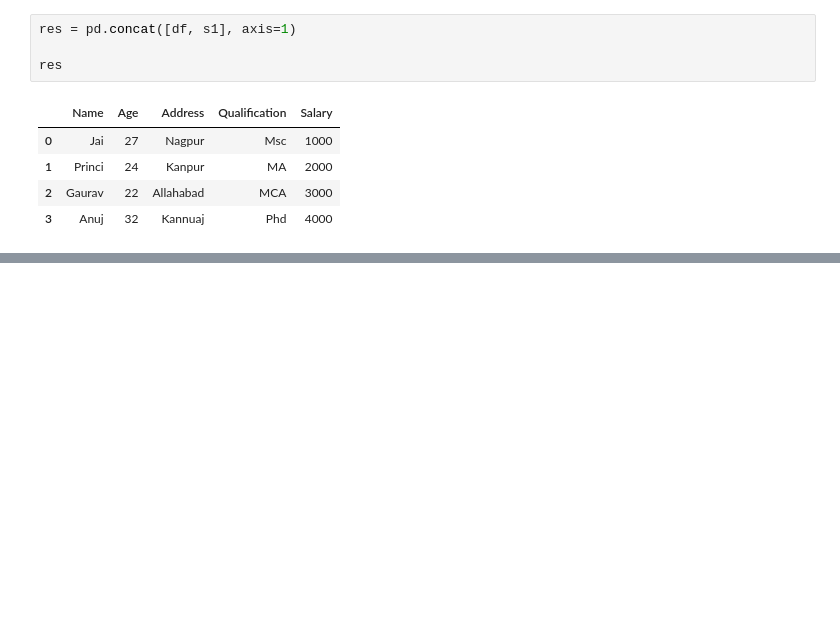
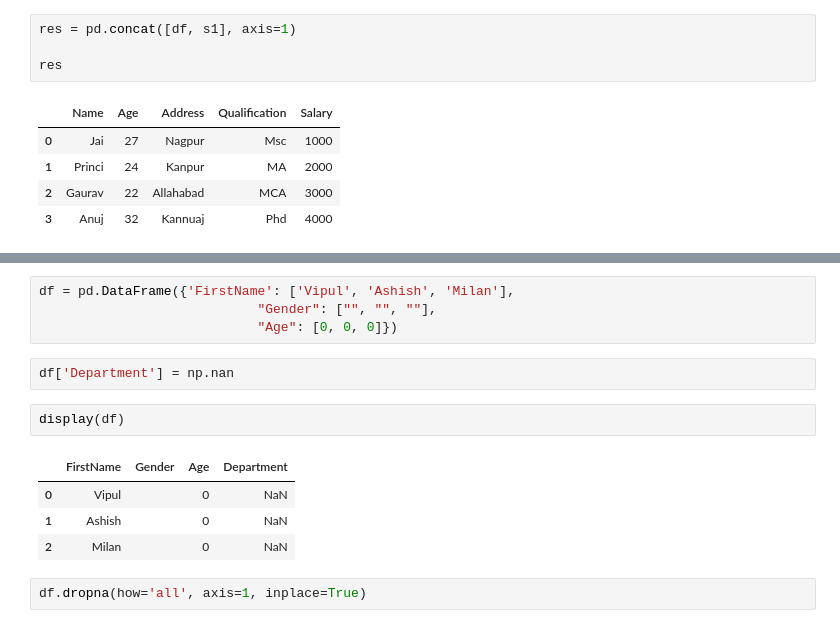
Before and after one commit to jyotinanawarebcs/bcs_training, a Jupyter notebook: data_manipulation1.ipynb, the cells around one changed output, grey strips where cells are left out. Cells and saved outputs as stored; diff of their text form; blank space fills up the shorter version.

```diff
--- a/data_manipulation1.ipynb
+++ b/data_manipulation1.ipynb
@@ -414,0 +615,15 @@ res
+# %%
+df = pd.DataFrame({'FirstName': ['Vipul', 'Ashish', 'Milan'],
+                            "Gender": ["", "", ""],
+                            "Age": [0, 0, 0]})
+# %%
+df['Department'] = np.nan
+# %%
+display(df)
+# %% [output]
+|  | FirstName | Gender | Age | Department |
+| 0 | Vipul |  | 0 | NaN |
+| 1 | Ashish |  | 0 | NaN |
+| 2 | Milan |  | 0 | NaN |
+# %%
+df.dropna(how='all', axis=1, inplace=True)
```
Also changed, not shown: parts of 48 cells of this notebook.
